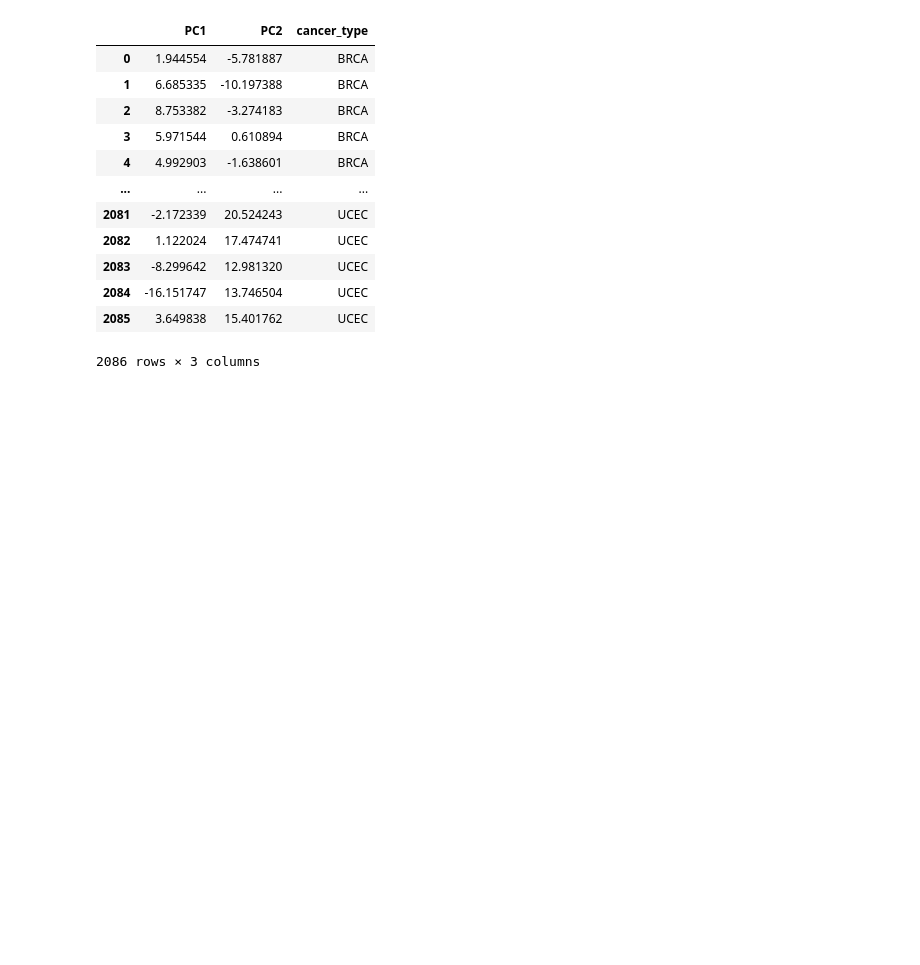
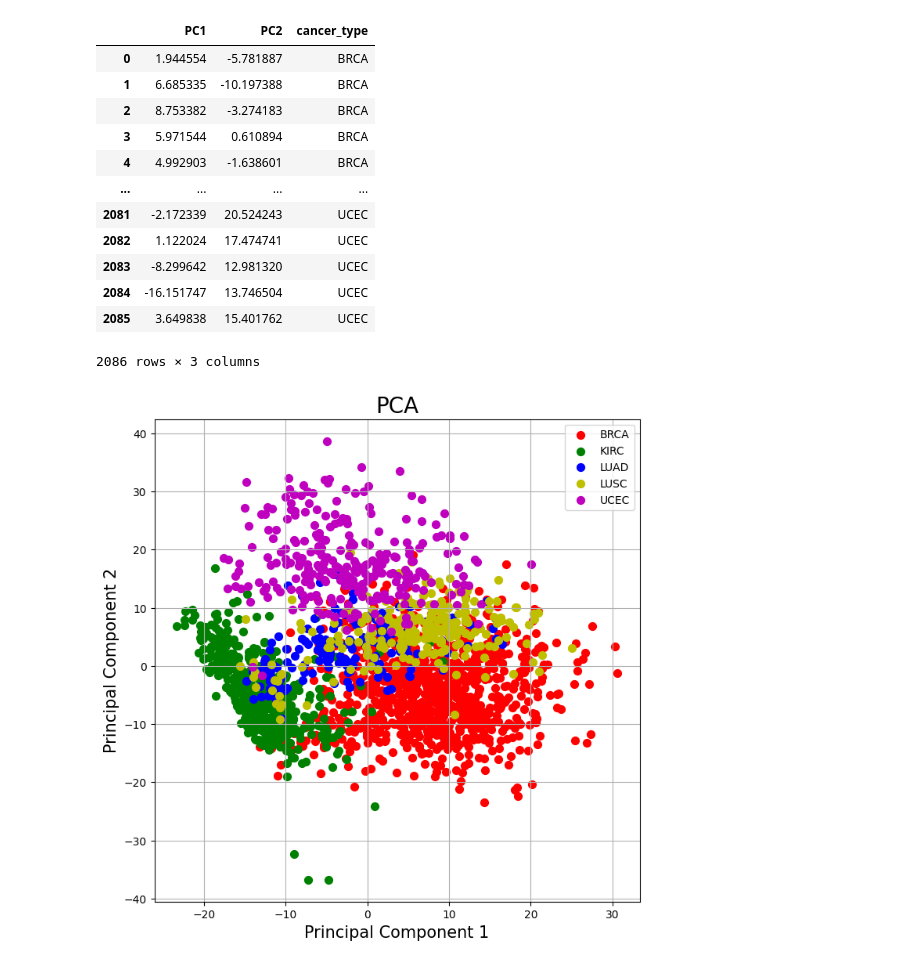
Before and after one commit to ninzyyy/rna-seq, a Jupyter notebook: exploratory.ipynb, the cells around one changed output. Drawn from its saved outputs; the diff is of its cells as text; code cells hidden in the pictures; blank space fills up the shorter version.

```diff
--- a/exploratory.ipynb
+++ b/exploratory.ipynb
@@ -162,3 +163,23 @@ final_df
 | 2084 | -16.151747 | 13.746504 | UCEC |
 | 2085 | 3.649838 | 15.401762 | UCEC |
 2086 rows × 3 columns
+# %%
+fig = plt.figure(figsize = (8,8))
+ax = fig.add_subplot(1,1,1)
+ax.set_xlabel('Principal Component 1', fontsize = 15)
+ax.set_ylabel('Principal Component 2', fontsize = 15)
+ax.set_title('PCA', fontsize = 20)
+
+targets = ['BRCA', 'KIRC', 'LUAD', 'LUSC', 'UCEC']
+colors = ['r', 'g', 'b', 'y', 'm']
+
+for target, color in zip(targets,colors):
+    indicesToKeep = final_df['cancer_type'] == target
+    ax.scatter(final_df.loc[indicesToKeep, 'PC1']
+               , final_df.loc[indicesToKeep, 'PC2']
+               , c = color
+               , s = 50)
+ax.legend(targets)
+ax.grid()
+# %% [output]
+[figure, added]
```
Also changed, not shown: parts of 4 cells of this notebook.
